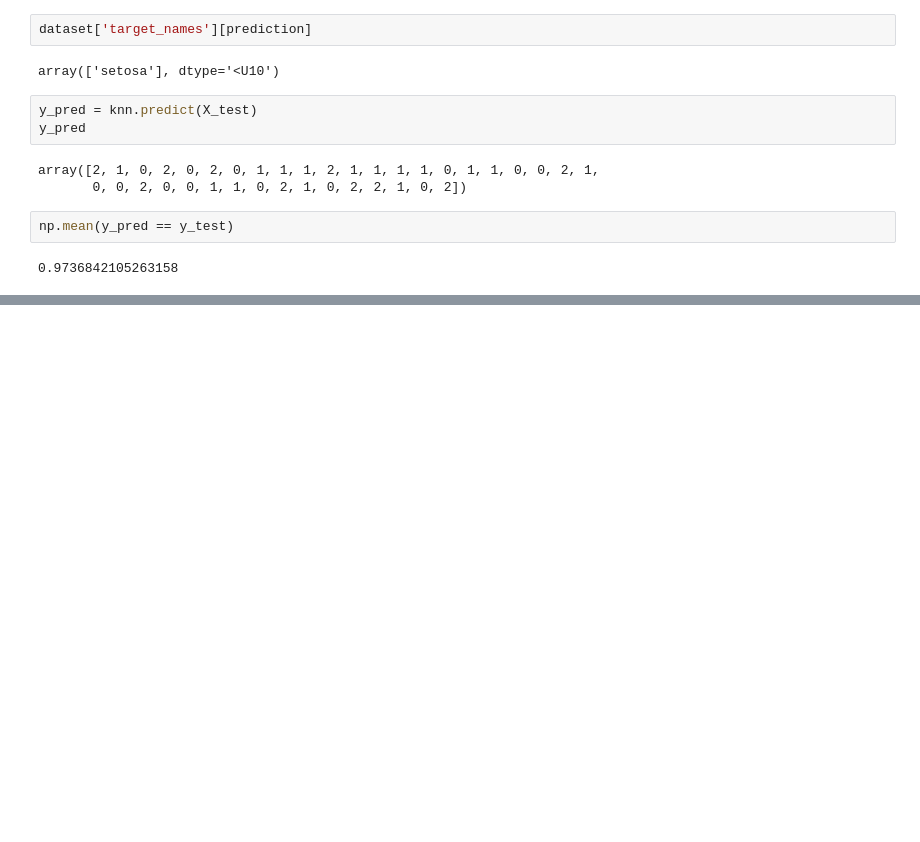
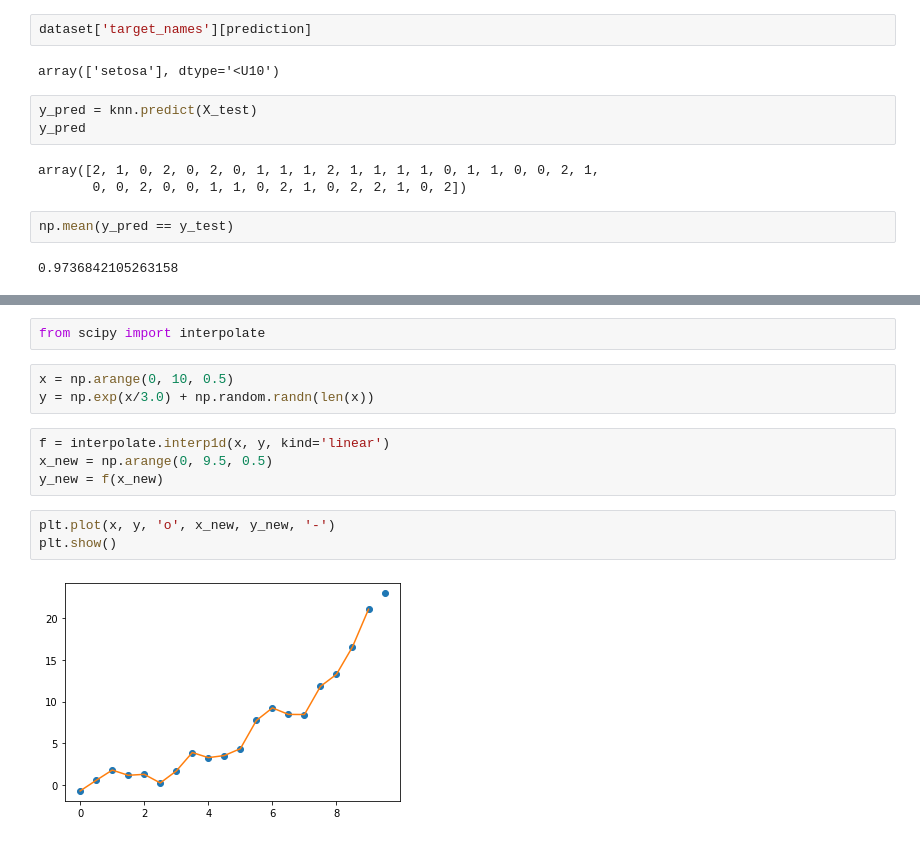
Before and after one commit to alena-lark/ML-firststeps, a Jupyter notebook: first_try.ipynb, the cells around one changed output, grey strips where cells are left out. Saved outputs shown, nothing was run; the diff lists cells and outputs as text; blank space fills up the shorter version.

```diff
--- a/first_try.ipynb
+++ b/first_try.ipynb
@@ -92,0 +467,14 @@ np.mean(y_pred == y_test)
+# %%
+from scipy import interpolate
+# %%
+x = np.arange(0, 10, 0.5)
+y = np.exp(x/3.0) + np.random.randn(len(x))
+# %%
+f = interpolate.interp1d(x, y, kind='linear')
+x_new = np.arange(0, 9.5, 0.5)
+y_new = f(x_new)
+# %%
+plt.plot(x, y, 'o', x_new, y_new, '-')
+plt.show()
+# %% [output]
+[figure, added]
```
Also changed, not shown: parts of 67 cells of this notebook, 2 other files.
